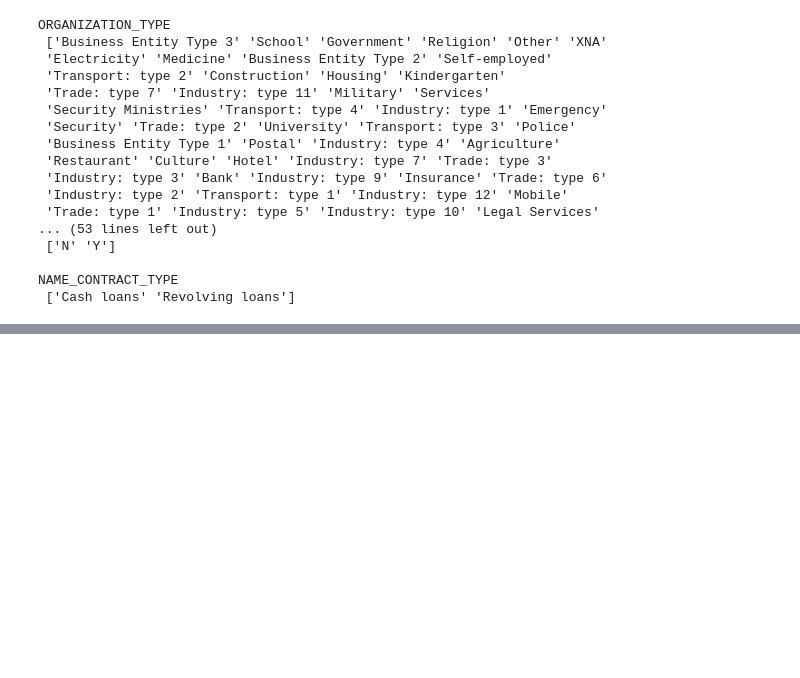
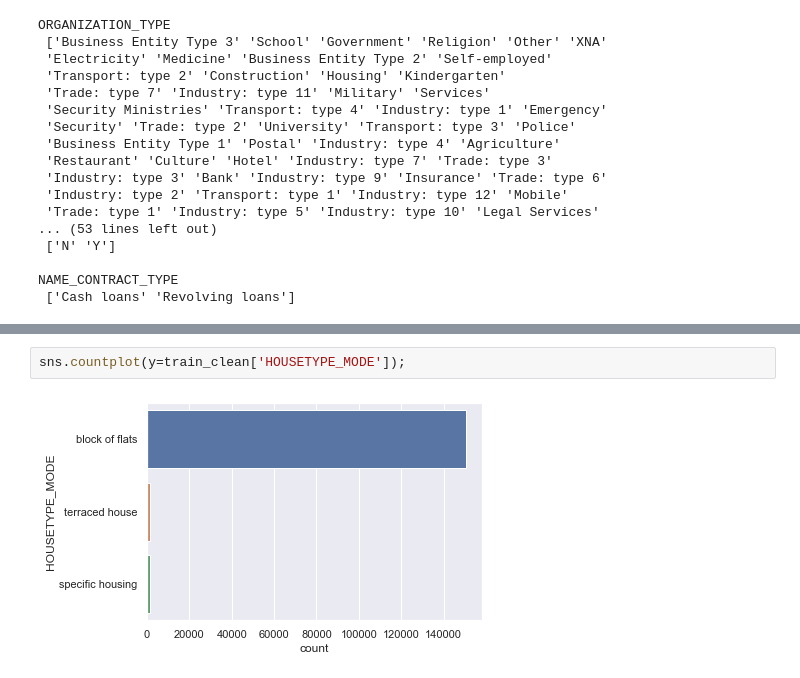
Before and after one commit to gepallas/ML_Home_Credit_Default_Risk, a Jupyter notebook: Credit_Risk_EDA.ipynb, the cells around one changed output, grey strips where cells are left out. Saved outputs shown, nothing was run; the diff lists cells and outputs as text; blank space fills up the shorter version.

```diff
--- a/Credit_Risk_EDA.ipynb
+++ b/Credit_Risk_EDA.ipynb
@@ -399,0 +438,4 @@ NAME_CONTRACT_TYPE
+# %%
+sns.countplot(y=train_clean['HOUSETYPE_MODE']);
+# %% [output]
+[figure, added]
```
Also changed, not shown: parts of 24 cells of this notebook.
